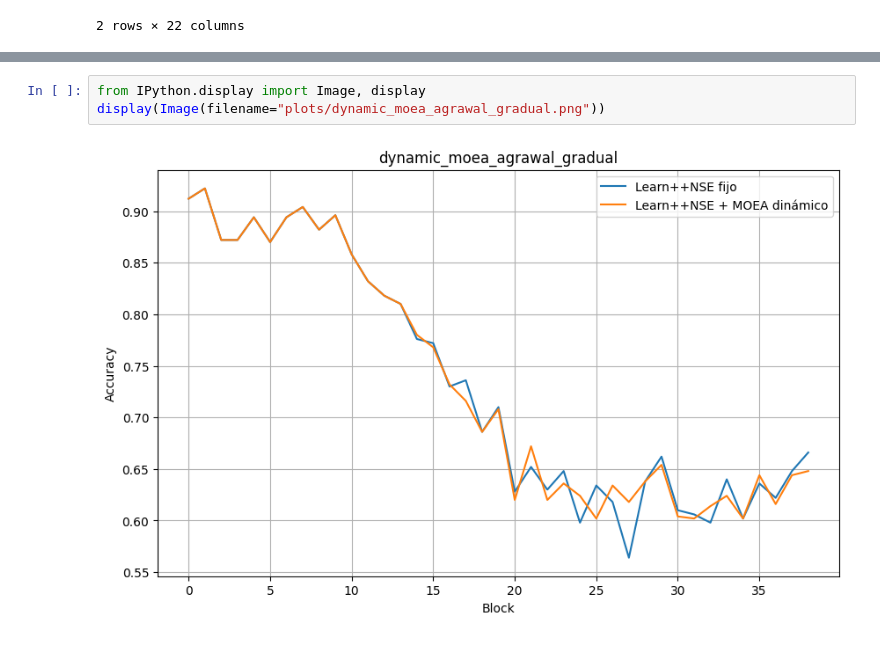
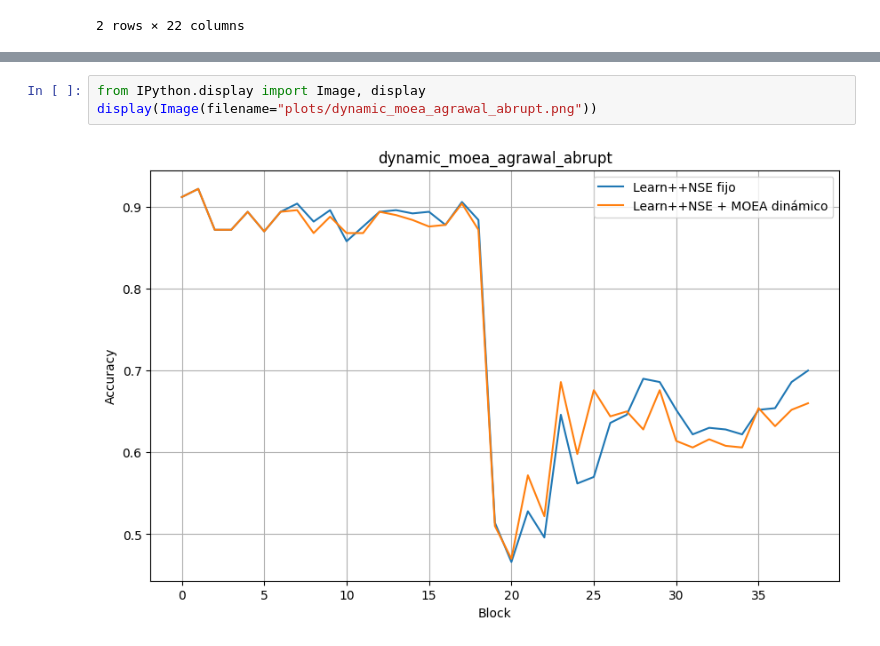
Before and after one commit to edubzq/Concept_drift, a Jupyter notebook: Notebook_pasivos.ipynb, the cells around one changed output, grey strips where cells are left out. Drawn from its saved outputs; the diff is of its cells as text.

```diff
--- a/Notebook_pasivos.ipynb
+++ b/Notebook_pasivos.ipynb
@@ -247,5 +239,5 @@ Reoptimización tras bloque 26: a=0.4377, b=3.2915, max_size=24, trigger=sustain
 # %%
 from IPython.display import Image, display
-display(Image(filename="plots/dynamic_moea_agrawal_gradual.png"))
+display(Image(filename="plots/dynamic_moea_agrawal_abrupt.png"))
 # %% [output]
-[figure, old version]
+[figure, new version]
```
Also changed, not shown: parts of 2 cells of this notebook, 21 other files.
